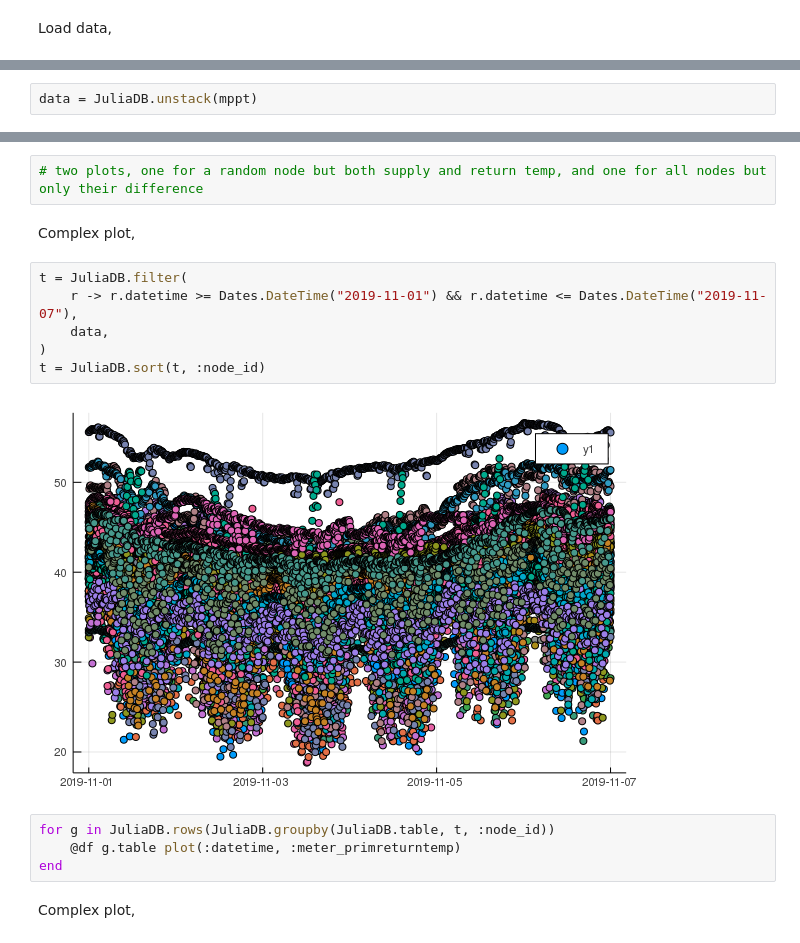
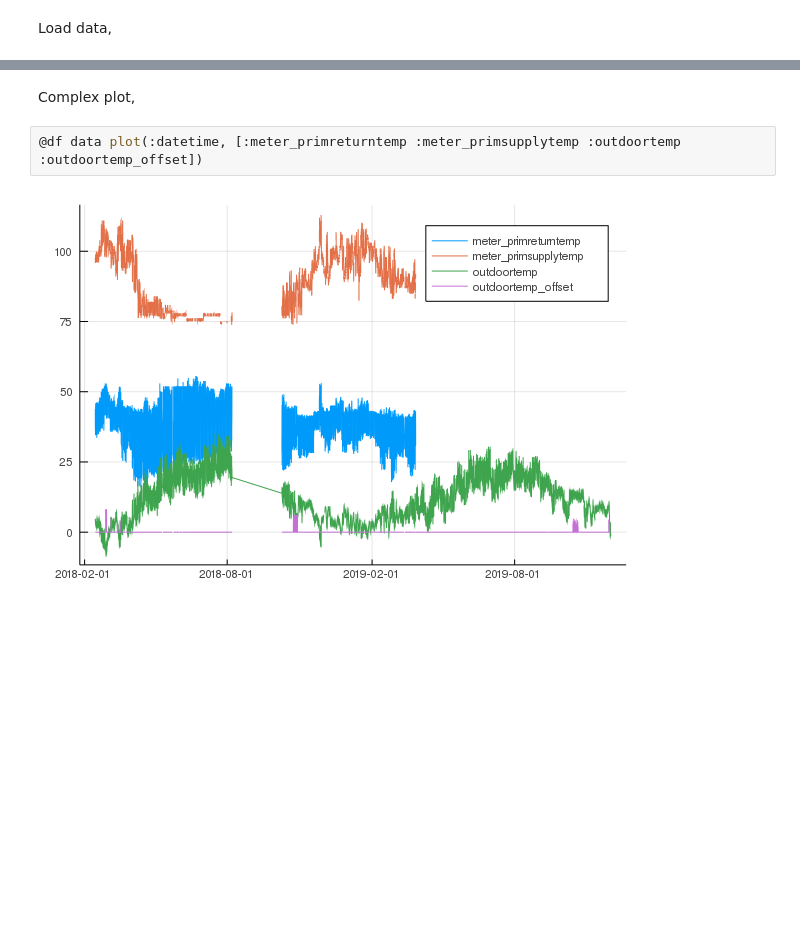
Before and after one commit to noda/Sonic.jl-deprecated-, a Jupyter notebook: doc/Nodosus.ipynb, the cells around one changed output, grey strips where cells are left out. Cells and saved outputs as stored; diff of their text form; blank space fills up the shorter version.

```diff
--- a/doc/Nodosus.ipynb
+++ b/doc/Nodosus.ipynb
@@ -167,2 +156,0 @@ datetime             timezone  node_id  variable               value
-# %%
-data = JuliaDB.unstack(mppt)
@@ -222,18 +193,6 @@ The timezone and the implisit DST are important for modelling social behaviour,
-# %%
-# two plots, one for a random node but both supply and return temp, and one for all nodes but only their difference
 # %% [markdown]
 Complex plot,
-# %%
-t = JuliaDB.filter(
-    r -> r.datetime >= Dates.DateTime("2019-11-01") && r.datetime <= Dates.DateTime("2019-11-07"),
-    data,
-)
-t = JuliaDB.sort(t, :node_id)
-# %% [output]
-[figure, removed]
-# %%
-for g in JuliaDB.rows(JuliaDB.groupby(JuliaDB.table, t, :node_id))
-    @df g.table plot(:datetime, :meter_primreturntemp)
-end
-# %% [markdown]
-Complex plot,
+# %%
+@df data plot(:datetime, [:meter_primreturntemp :meter_primsupplytemp :outdoortemp :outdoortemp_offset])
+# %% [output]
+[figure, added]
```
Also changed, not shown: parts of 24 cells of this notebook, 3 other files.
